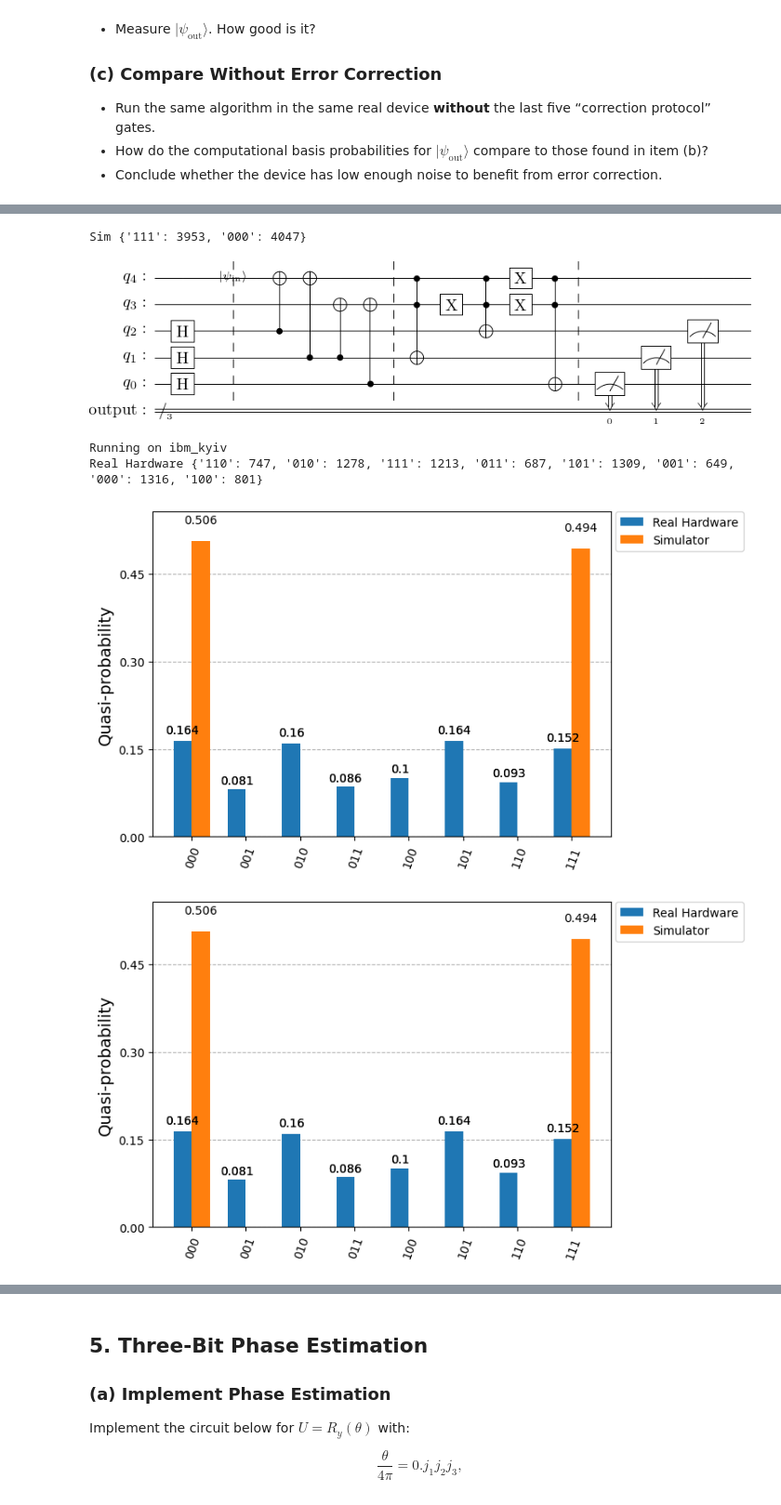
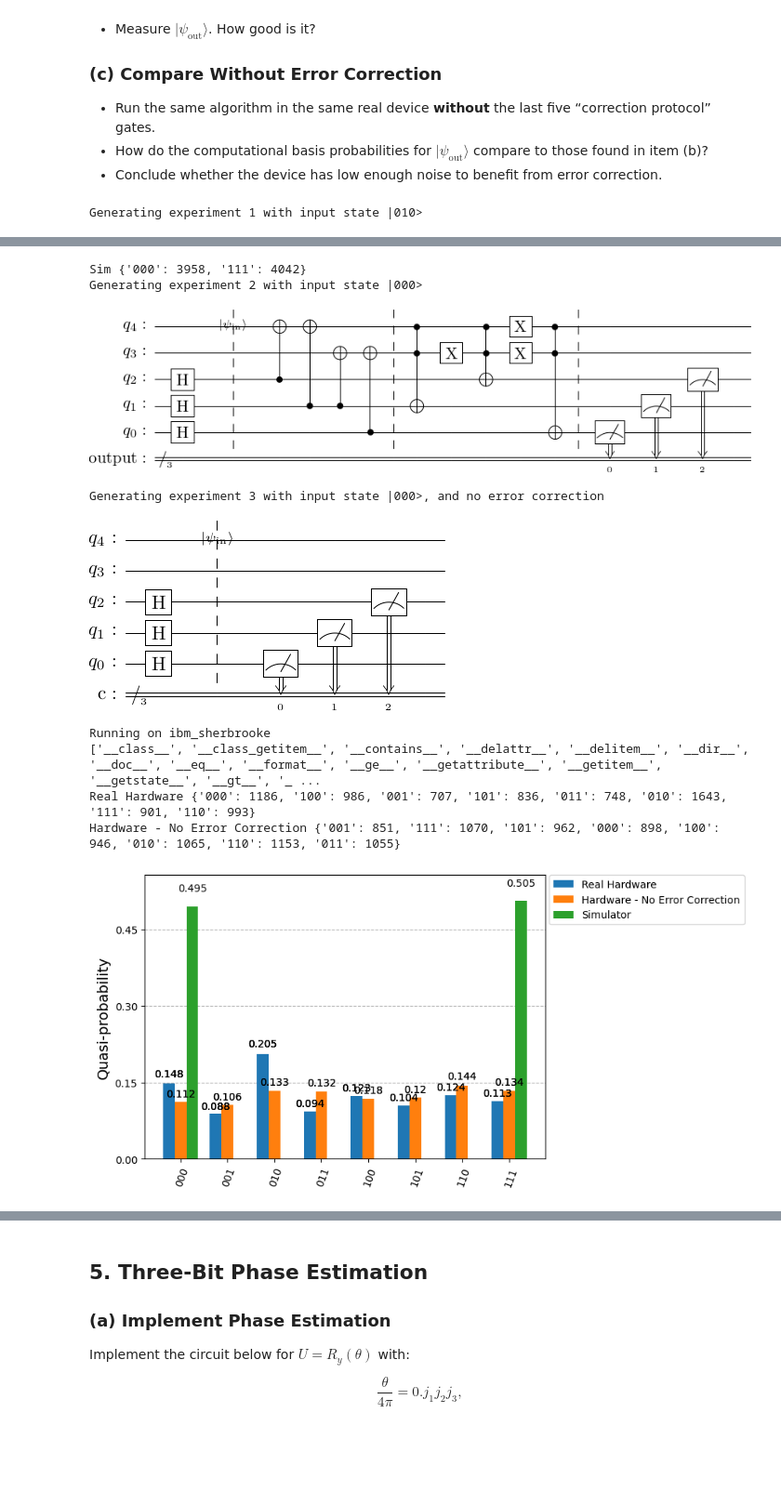
Before and after one commit to isaac-preyser/PHYS223, a Jupyter notebook: assignments/a5/a5.ipynb, the cells around one changed output, grey strips where cells are left out. Shown at 93% size. Saved outputs shown, nothing was run; the diff lists cells and outputs as text; code cells hidden in the pictures; blank space fills up the shorter version.

```diff
--- a/assignments/a5/a5.ipynb
+++ b/assignments/a5/a5.ipynb
@@ -533,44 +533,67 @@ def generate_input_state(state: str) -> QuantumCircuit:
 
     input_state.barrier(range(5))
     return input_state
 
-
+print("Generating experiment 1 with input state |+>|->|+>")
 
 # generate a five-qubit state that has a bit flip error on one of the qubits
 experiment = QuantumCircuit.compose(QuantumCircuit.compose(psi_in, generate_input_state('010')), error_correction)
 
 display(experiment.draw(reverse_bits=True, output='latex'))
 
 
-pm = generate_preset_pass_manager(backend=service_backend, optimization_level=2)
+pm = generate_preset_pass_manager(backend=service_backend, optimization_level=1)
 
 
 # Run the experiment on the real device
 simulator = AerSimulator(target=service_backend)
 sampler = SamplerV2(simulator)
 sim_result = simulator.run(experiment, shots=8000).result()
 
 print("Sim", sim_result.get_counts())
 
-# # Run the experiment on the device
+# Run the experiment on the device
 sampler = SamplerV2(service_backend)
-experiment = QuantumCircuit.compose(psi_in, error_correction) #note that we don't sim a bit flip on real hardware
-display(experiment.draw(reverse_bits=True, output='latex'))
-isa_experiment = pm.run(experiment)
+print("Generating experiment 2 with input state |+++>")
+experiment2 = QuantumCircuit.compose(psi_in, error_correction) #note that we don't sim a bit flip on real hardware
+display(experiment2.draw(reverse_bits=True, output='latex'))
+isa_experiment2 = pm.run(experiment2)
+
+measure_3 = QuantumCircuit(5, 3)
+measure_3.measure(range(3), range(3))
+
+print("Generating experiment 3 with input state |+++>, and no error correction")
+experiment3 = QuantumCircuit.compose(psi_in, measure_3) #note that we don't sim a bit flip on real hardware
+display(experiment3.draw(reverse_bits=True, output='latex'))
+isa_experiment3 = pm.run(experiment3)
 print("Running on", service_backend.name)
-result = sampler.run([isa_experiment], shots=8000).result()
+
+
+job = sampler.run([isa_experiment2, isa_experiment3], shots=8000)
+
+# job = service.job('czgwngezj67g008seeng')
+result = job.result() # run this after class is over, hopefully the job will be done by then.
+
+
+print(dir(result[1].data.c.get_counts()))
 
 print("Real Hardware", result[0].data.output.get_counts())
+print("Hardware - No Error Correction", result[1].data.c.get_counts())
 
 
-from qiskit.visualization import plot_distribution
 
-plot_distribution([result[0].data.output.get_counts(), sim_result.get_counts()] , legend=['Real Hardware', 'Simulator'])
+
+plot_distribution([result[0].data.output.get_counts(), result[1].data.c.get_counts(), sim_result.get_counts()] , legend=['Real Hardware', 'Hardware - No Error Correction', 'Simulator'])
 # %% [output]
+Generating experiment 1 with input state |010>
 [figure]
-Sim {'111': 3953, '000': 4047}
+Sim {'000': 3958, '111': 4042}
+Generating experiment 2 with input state |000>
 [figure]
-Running on ibm_kyiv
-Real Hardware {'110': 747, '010': 1278, '111': 1213, '011': 687, '101': 1309, '001': 649, '000': 1316, '100': 801}
+Generating experiment 3 with input state |000>, and no error correction
-[figure, old version]
+[figure, new version]
+Running on ibm_sherbrooke
+['__class__', '__class_getitem__', '__contains__', '__delattr__', '__delitem__', '__dir__', '__doc__', '__eq__', '__format__', '__ge__', '__getattribute__', '__getitem__', '__getstate__', '__gt__', '_ ...
+Real Hardware {'000': 1186, '100': 986, '001': 707, '101': 836, '011': 748, '010': 1643, '111': 901, '110': 993}
+Hardware - No Error Correction {'001': 851, '111': 1070, '101': 962, '000': 898, '100': 946, '010': 1065, '110': 1153, '011': 1055}
-[figure, old version]
+[figure, new version]
```
Also changed, not shown: parts of 5 cells of this notebook.
